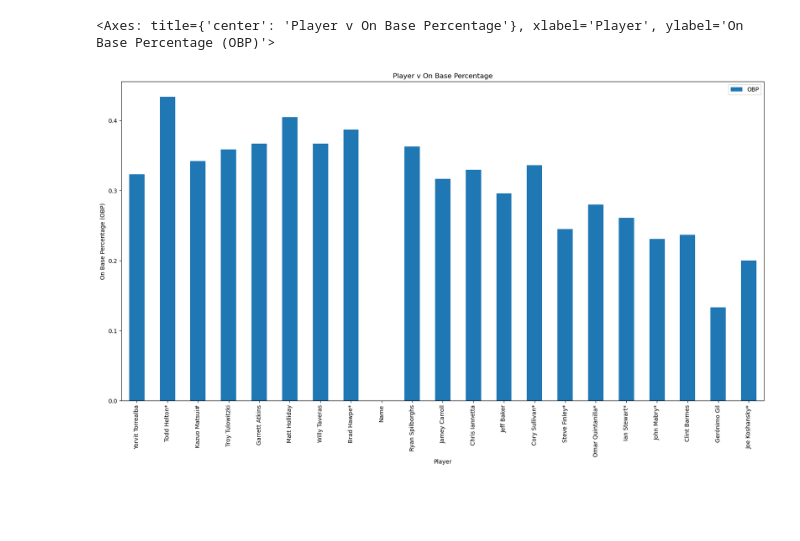
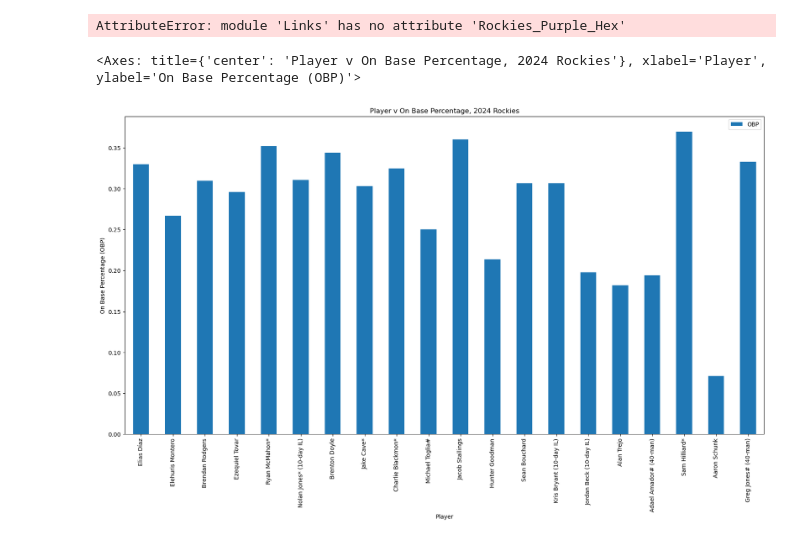
Before and after one commit to cassydm/rockies_moneyball_part-deux, a Jupyter notebook: Test_files/working_file_cassy.ipynb, the cells around one changed output. Saved outputs shown, nothing was run; the diff lists cells and outputs as text; code cells hidden in the pictures; blank space fills up the shorter version.

Commit message:
batting visuals (in progress)

```diff
--- a/Test_files/working_file_cassy.ipynb
+++ b/Test_files/working_file_cassy.ipynb
@@ -46,7 +36,7 @@ def get_batting_table(x,y):
             pass
         else:
             df[col] = pd.to_numeric(df[col], errors='coerce')
-
+    df.dropna(inplace=True)
     return df
 # %%
 batting_2007= get_batting_table(ls.Team_Batting_2007_url,"team_batting")
@@ -55,12 +67,22 @@ batting_2024=get_batting_table(ls.Team_Batting_2024_url,"team_batting")
+# %%
+batting_2007.plot(x="Name",
+                  y="OBP",
+                  kind="bar",
+                  title="Player v On Base Percentage, 2007 Rockies",
+                  ylabel="On Base Percentage (OBP)",
+                  xlabel="Player",
+                  figsize= [20,10],
+                  color=ls.Rockies_Purple_Hex)
+# %% [output]
+AttributeError: module 'Links' has no attribute 'Rockies_Purple_Hex'
 # %%
-batting_2007=batting_2007.head(21)
-batting_2007.plot(x="Name",
+batting_2024.plot(x="Name",
                   y="OBP",
                   kind="bar",
-                  title="Player v On Base Percentage",
+                  title="Player v On Base Percentage, 2024 Rockies",
                   ylabel="On Base Percentage (OBP)",
                   xlabel="Player",
                   figsize= [20,10])
 # %% [output]
-<Axes: title={'center': 'Player v On Base Percentage'}, xlabel='Player', ylabel='On Base Percentage (OBP)'>
+<Axes: title={'center': 'Player v On Base Percentage, 2024 Rockies'}, xlabel='Player', ylabel='On Base Percentage (OBP)'>
-[figure, old version]
+[figure, new version]
```
Also changed, not shown: parts of 3 cells of this notebook, 1 other file.
